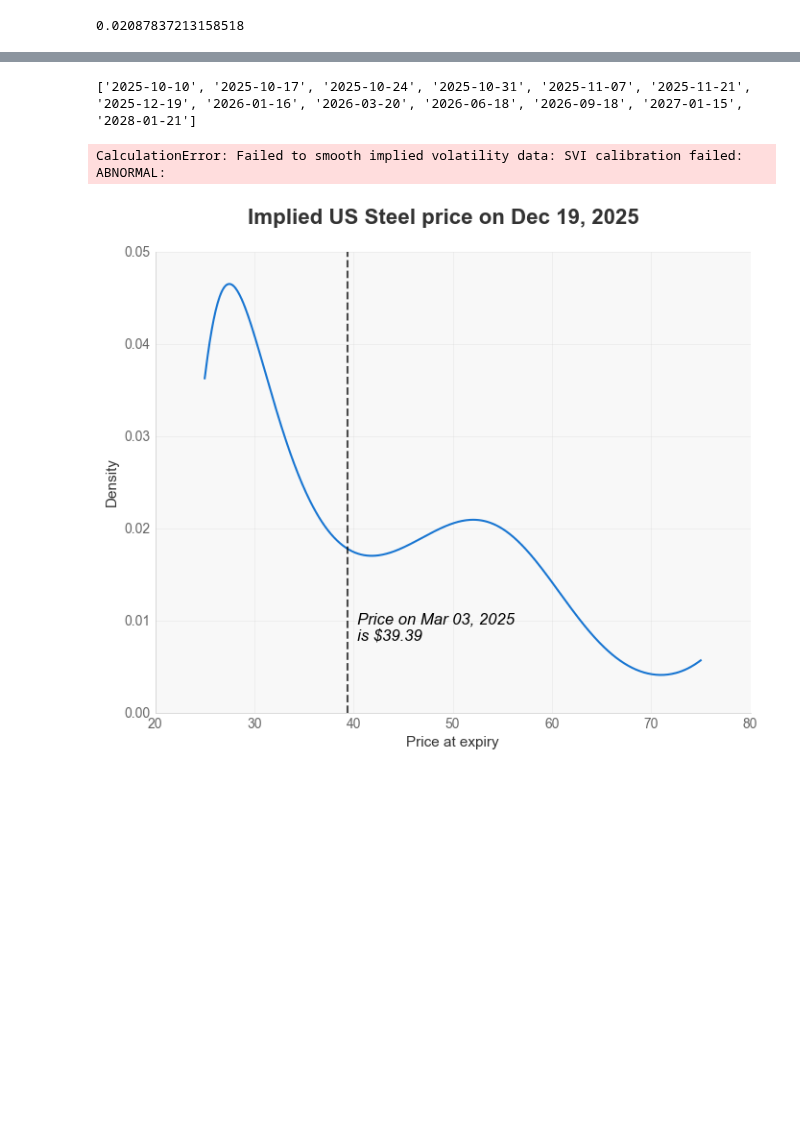
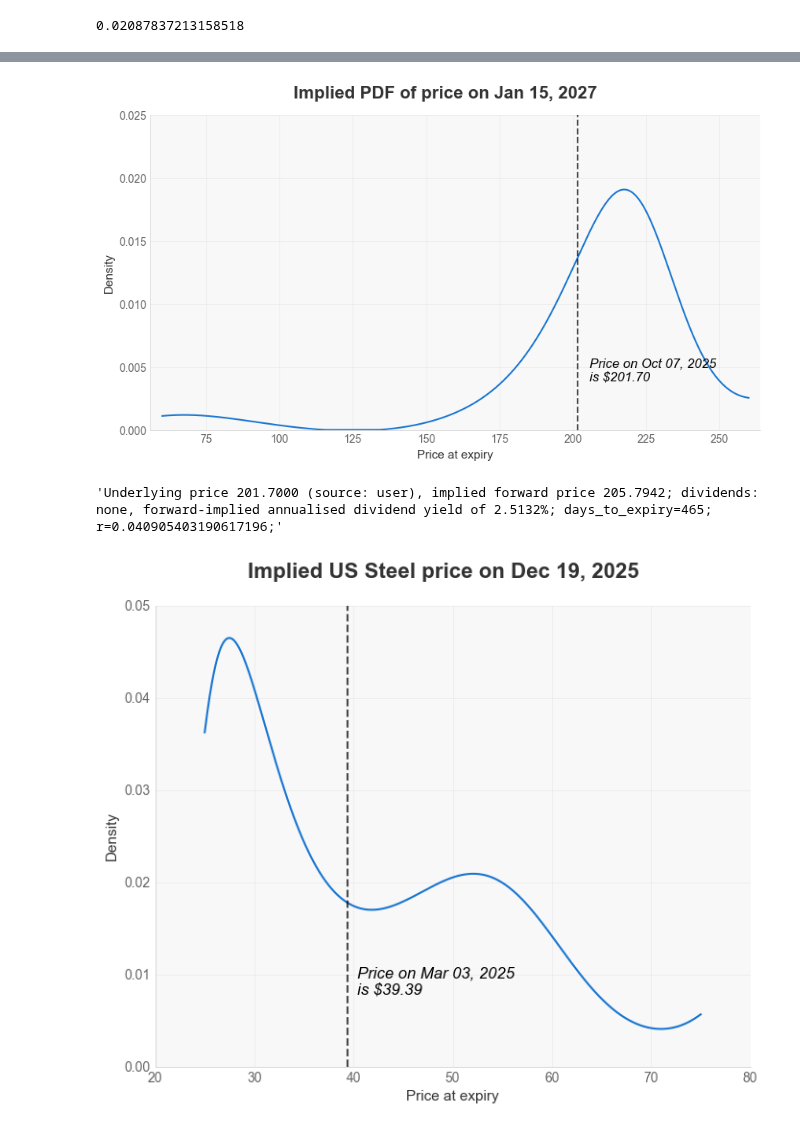
Before and after one commit to tyrneh/options-implied-probability, a Jupyter notebook: examples/example.ipynb, the cells around one changed output, grey strips where cells are left out. Drawn from its saved outputs; the diff is of its cells as text; code cells hidden in the pictures; blank space fills up the shorter version.

Commit message:
added example of EA given its acquisition

```diff
--- a/examples/example.ipynb
+++ b/examples/example.ipynb
@@ -149,45 +149,56 @@ est_bitcoin.prob_at_or_above(130000)
 # %%
-# --- Example 1 - EA --- #
-# --- using yfinance connection --- #
+# --- Example 4 - EA --- #
+# --- using csv --- #
 
-# 1. Get a list of available expiry dates
-expiry_dates = RND.list_expiry_dates("EA")
-print(expiry_dates[:])  # ['2025-09-05', '2025-09-12', '2025-09-19',...]
+#     strike , last_price , bid , ask
+column_mapping_ea = {
+    "Strike": "strike",
+    "Last": "last_price",
+    "Bid": "bid",
+    "Ask": "ask",
+    "OptionType": "option_type",
+}
 
-# 2. Use ticker data with market parameters (current price fetched automatically)
+# 1. Use ticker data with market parameters
 market = MarketInputs(
     valuation_date=date.today(),
-    expiry_date=date(2026, 1, 16),
+    expiry_date=date(2027, 1, 15),
     risk_free_rate=0.04199, # US 3-month nominal Treasury yield
+    underlying_price=201.70,
 )
 
-model_ea = ModelParams(price_method="mid", max_staleness_days=1)
+model_ea = ModelParams(price_method="mid", max_staleness_days=5, surface_method="bspline")
 
 # 3. Fetch and estimate - auto-fetched data is available in the result
-est_ea = RND.from_ticker("EA", market, model=model_ea)
+est_ea = RND.from_csv(
+    "data/EA_date2025Oct1_expiry2027Jan15_price_20170.csv",
+    market,
+    model=model_ea,
+    column_mapping=column_mapping_ea,
+)
 
 # 4. Check the final market parameters used in estimation
 est_ea.market
 
 # 5. Plot using the result object
 est_ea.plot(kind='pdf') # optional: `kind="pdf"` or `kind="cdf"`
 plt.show()
 
 # 6. Access results
 # probability of price at or above a certain level
 est_ea.prob_at_or_above(100)
 
 # probability of price below a certain level
-est_ea.prob_below(100)
+est_ea.prob_below(210)
 
 # get results as a dataframe
 est_ea.to_frame()
 
 # see all the parameters that were used in the estimation
 est_ea.summary()
 # %% [output]
+[figure, added]
-['2025-10-10', '2025-10-17', '2025-10-24', '2025-10-31', '2025-11-07', '2025-11-21', '2025-12-19', '2026-01-16', '2026-03-20', '2026-06-18', '2026-09-18', '2027-01-15', '2028-01-21']
+'Underlying price 201.7000 (source: user), implied forward price 205.7942; dividends: none, forward-implied annualised dividend yield of 2.5132%; days_to_expiry=465; r=0.040905403190617196;'
-CalculationError: Failed to smooth implied volatility data: SVI calibration failed: ABNORMAL:
 # %%
 # --- Example 5 - US Steel --- #
 # Note I only saved the data for calls, missing puts
```
Also changed, not shown: parts of 2 cells of this notebook, 2 other files.
